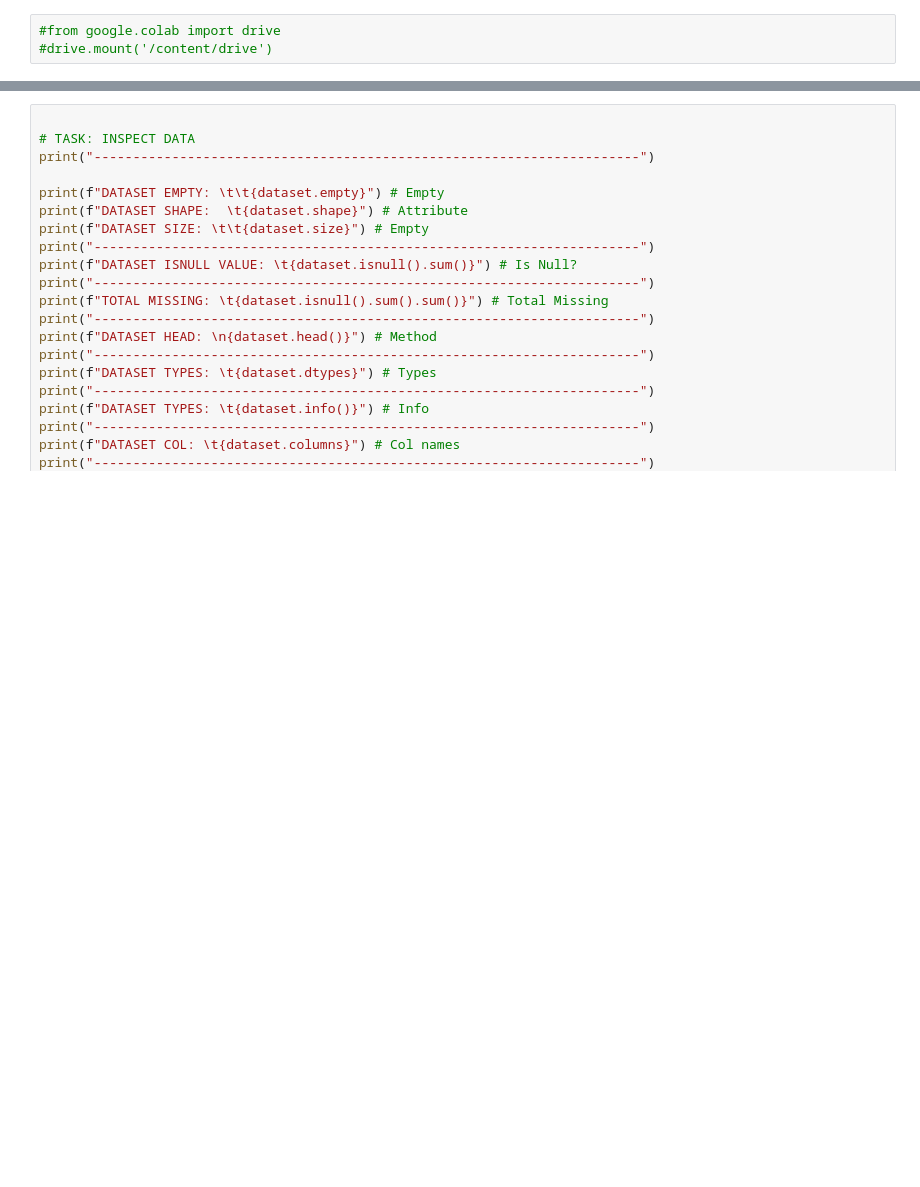
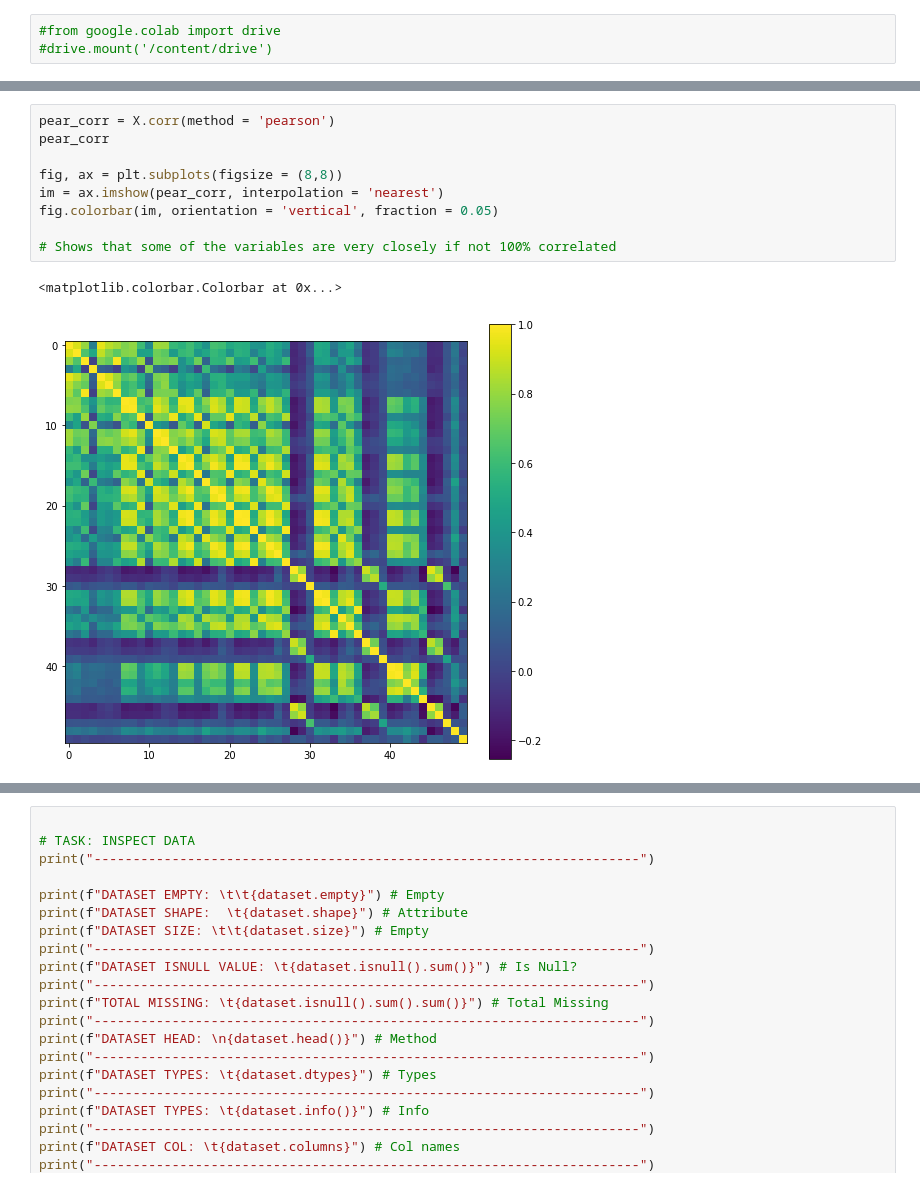
Before and after one commit to NicholasRootWilcox/midterm_Fall2022, a Jupyter notebook: WILCOX_Nicholas_Classification.ipynb, the cells around one changed output, grey strips where cells are left out. Cells and saved outputs as stored; diff of their text form; blank space fills up the shorter version.

```diff
--- a/WILCOX_Nicholas_Classification.ipynb
+++ b/WILCOX_Nicholas_Classification.ipynb
@@ -138,0 +254,12 @@ print(dataset.columns)
+# %%
+pear_corr = X.corr(method = 'pearson')
+pear_corr
+
+fig, ax = plt.subplots(figsize = (8,8))
+im = ax.imshow(pear_corr, interpolation = 'nearest')
+fig.colorbar(im, orientation = 'vertical', fraction = 0.05)
+
+# Shows that some of the variables are very closely if not 100% correlated
+# %% [output]
+<matplotlib.colorbar.Colorbar at 0x...>
+[figure, added]
```
Also changed, not shown: parts of 16 cells of this notebook.
